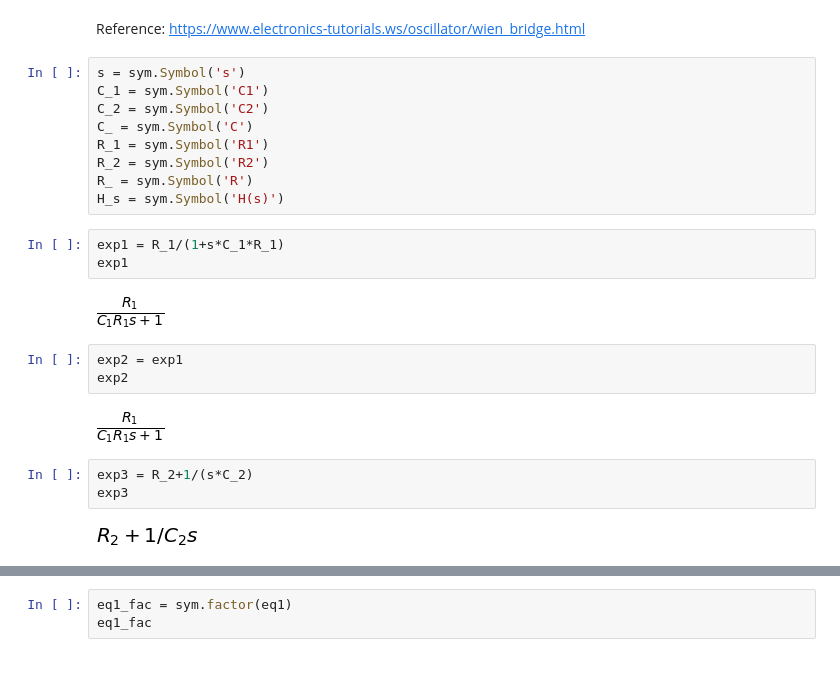
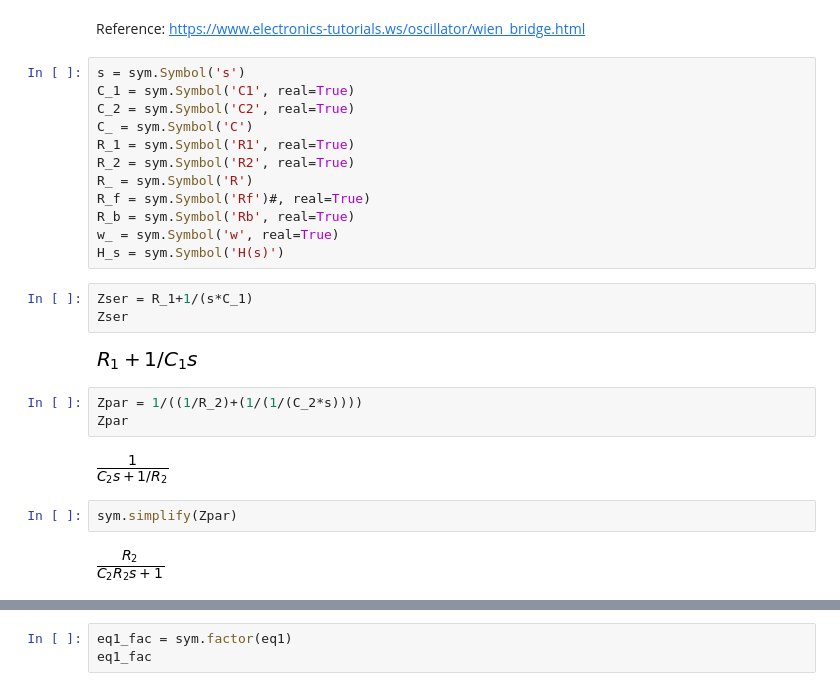
Before and after one commit to mhorne1/youtube_code_share, a Jupyter notebook: random_root_locus_generator/wien_bridge_oscillator_study_01.ipynb, the cells around one changed output, grey strips where cells are left out. Saved outputs shown, nothing was run; the diff lists cells and outputs as text.

Commit message:
Added Bode Plots, circuit calculations

```diff
--- a/random_root_locus_generator/wien_bridge_oscillator_study_01.ipynb
+++ b/random_root_locus_generator/wien_bridge_oscillator_study_01.ipynb
@@ -11,25 +11,27 @@ Reference:
 https://www.electronics-tutorials.ws/oscillator/wien_bridge.html
 # %%
 s = sym.Symbol('s')
-C_1 = sym.Symbol('C1')
-C_2 = sym.Symbol('C2')
+C_1 = sym.Symbol('C1', real=True)
+C_2 = sym.Symbol('C2', real=True)
 C_ = sym.Symbol('C')
-R_1 = sym.Symbol('R1')
-R_2 = sym.Symbol('R2')
+R_1 = sym.Symbol('R1', real=True)
+R_2 = sym.Symbol('R2', real=True)
 R_ = sym.Symbol('R')
+R_f = sym.Symbol('Rf')#, real=True)
+R_b = sym.Symbol('Rb', real=True)
+w_ = sym.Symbol('w', real=True)
 H_s = sym.Symbol('H(s)')
 # %%
-exp1 = R_1/(1+s*C_1*R_1)
-exp1
+Zser = R_1+1/(s*C_1)
+Zser
 # %% [output]
-[figure, old version]
+[figure, new version]
-# %%
-exp2 = exp1
-exp2
-# %% [output]
-[figure, removed]
-# %%
-exp3 = R_2+1/(s*C_2)
-exp3
-# %% [output]
-[figure, removed]
+# %%
+Zpar = 1/((1/R_2)+(1/(1/(C_2*s))))
+Zpar
+# %% [output]
+[figure, added]
+# %%
+sym.simplify(Zpar)
+# %% [output]
+[figure, added]
```
Also changed, not shown: parts of 57 cells of this notebook.
